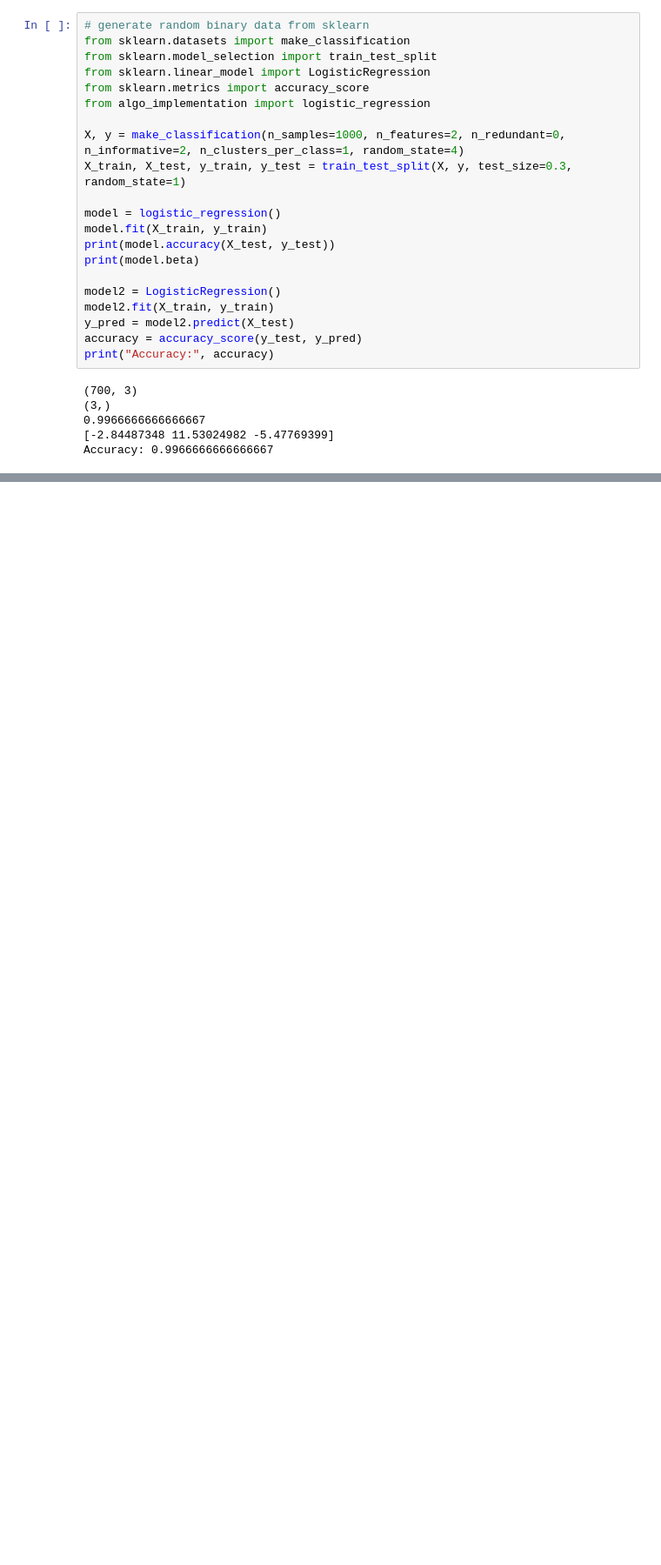
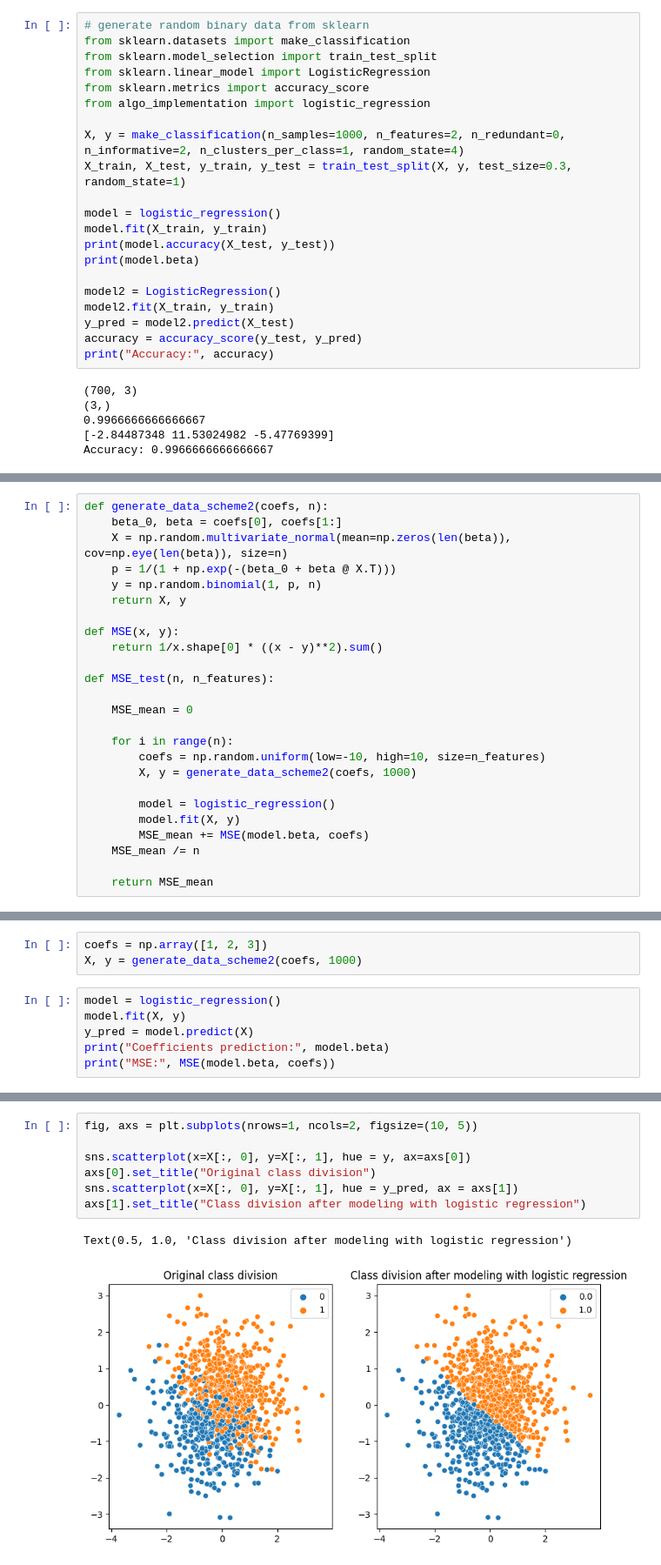
Before and after one commit to wojtas000/Advanced_Machine_Learning, a Jupyter notebook: experiments.ipynb, the cells around one changed output, grey strips where cells are left out. Shown at 87% size. Saved outputs shown, nothing was run; the diff lists cells and outputs as text; blank space fills up the shorter version.

```diff
--- a/experiments.ipynb
+++ b/experiments.ipynb
@@ -104,0 +101,25 @@ array([[ 1.22515974, -0.95173116],
+# %%
+def generate_data_scheme2(coefs, n):
+    beta_0, beta = coefs[0], coefs[1:]
+    X = np.random.multivariate_normal(mean=np.zeros(len(beta)), cov=np.eye(len(beta)), size=n)
+    p = 1/(1 + np.exp(-(beta_0 + beta @ X.T)))
+    y = np.random.binomial(1, p, n)
+    return X, y
+
+def MSE(x, y):
+    return 1/x.shape[0] * ((x - y)**2).sum()
+
+def MSE_test(n, n_features):
+
+    MSE_mean = 0
+
+    for i in range(n):
+        coefs = np.random.uniform(low=-10, high=10, size=n_features)
+        X, y = generate_data_scheme2(coefs, 1000)
+
+        model = logistic_regression()
+        model.fit(X, y)
+        MSE_mean += MSE(model.beta, coefs)
+    MSE_mean /= n
+
+    return MSE_mean
@@ -104,0 +128,9 @@ array([[ 1.22515974, -0.95173116],
+# %%
+coefs = np.array([1, 2, 3])
+X, y = generate_data_scheme2(coefs, 1000)
+# %%
+model = logistic_regression()
+model.fit(X, y)
+y_pred = model.predict(X)
+print("Coefficients prediction:", model.beta)
+print("MSE:", MSE(model.beta, coefs))
@@ -104,0 +140,10 @@ array([[ 1.22515974, -0.95173116],
+# %%
+fig, axs = plt.subplots(nrows=1, ncols=2, figsize=(10, 5))
+
+sns.scatterplot(x=X[:, 0], y=X[:, 1], hue = y, ax=axs[0])
+axs[0].set_title("Original class division")
+sns.scatterplot(x=X[:, 0], y=X[:, 1], hue = y_pred, ax = axs[1])
+axs[1].set_title("Class division after modeling with logistic regression")
+# %% [output]
+Text(0.5, 1.0, 'Class division after modeling with logistic regression')
+[figure, added]
```
Also changed, not shown: parts of 10 cells of this notebook, 2 other files.
